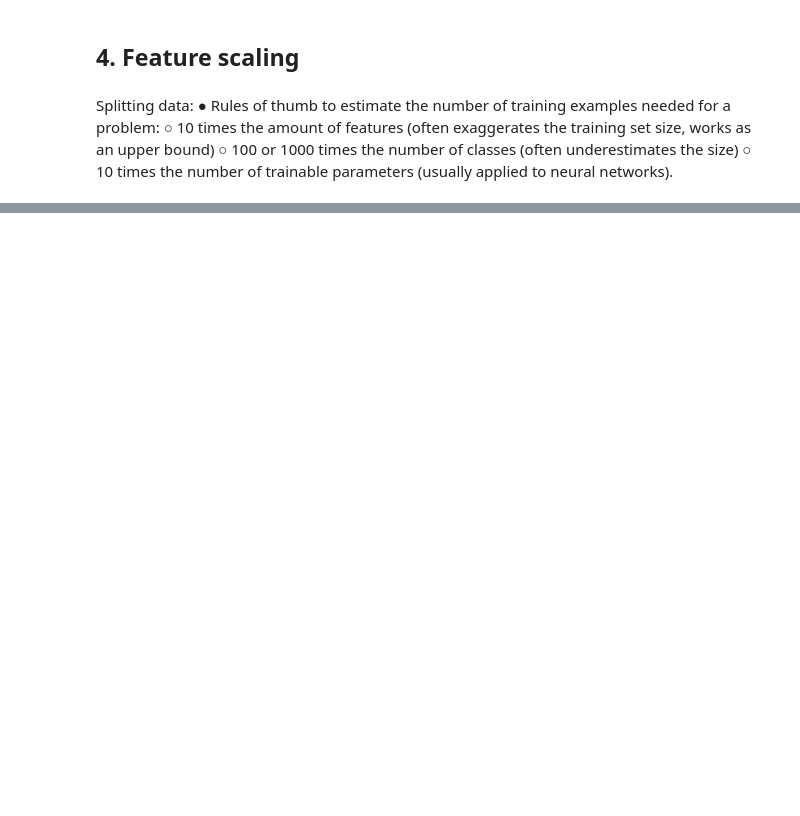
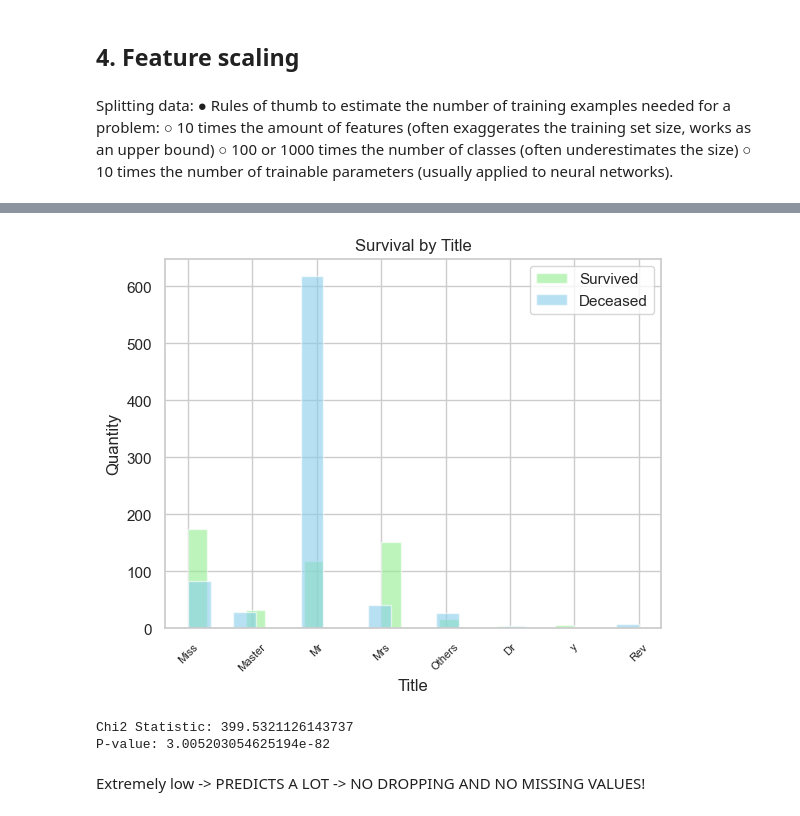
Before and after one commit to fedecaselli/ML-fundamentals-2025, a Jupyter notebook: AssignmentI/assignment_1_<Federica_Caselli[Caselli]>.ipynb, the cells around one changed output, grey strips where cells are left out. Saved outputs shown, nothing was run; the diff lists cells and outputs as text; code cells hidden in the pictures; blank space fills up the shorter version.

```diff
--- a/AssignmentI/assignment_1_<Federica_Caselli[Caselli]>.ipynb
+++ b/AssignmentI/assignment_1_<Federica_Caselli[Caselli]>.ipynb
@@ -450,0 +739,4 @@ Splitting data:
+# %%
+
+title_counts = df['title'].value_counts()
+print(title_counts)
@@ -450,0 +779,21 @@ Splitting data:
+# %%
+# ESTO SOLO SE HACE SI LA DATA ESTA NORMALLY DISTRIBUTED
+# IQR
+Q1 = title_counts.quantile(0.25)
+Q3 = title_counts.quantile(0.75)
+IQR = Q3 - Q1
+
+# Define outliers as titles with frequencies below Q1 - 1.5*IQR or above Q3 + 1.5*IQR
+outlier_threshold_lower = Q1 - 1.5 * IQR
+outlier_threshold_upper = Q3 + 1.5 * IQR
+
+# Get outliers based on frequency
+outliers = title_counts[(title_counts < outlier_threshold_lower) | (title_counts > outlier_threshold_upper)]
+
+print(outliers)
+
+for i in range(len(df)):
+    if df['title'][i] not in outliers.index:
+        df['title'][i] = 'Others'
+
+print(df['title'].value_counts())
@@ -450,0 +837,31 @@ Splitting data:
+# %%
+# Plot for survived passengers
+plt.hist(df[df['survived'] == 1]['title'].dropna(), bins=20, alpha=0.6, label='Survived', color='lightgreen')
+
+# Plot for deceased passengers
+plt.hist(df[df['survived'] == 0]['title'].dropna(), bins=20, alpha=0.6, label='Deceased', color='skyblue')
+
+# Adding labels and title
+plt.xlabel('Title')
+plt.ylabel('Quantity')
+plt.title('Survival by Title')
+plt.legend()
+plt.xticks(rotation = 45, fontsize=8)
+plt.show()
+# %% [output]
+[figure, added]
+# %%
+contingency_table = pd.crosstab(df['survived'], df['title'])
+
+# Step 3: Perform the chi-square test
+chi2, p, dof, expected = chi2_contingency(contingency_table)
+
+# Step 4: Print the results
+print(f"Chi2 Statistic: {chi2}")
+print(f"P-value: {p}")
+# %% [output]
+Chi2 Statistic: 399.5321126143737
+P-value: 3.005203054625194e-82
+# %% [markdown]
+Extremely low -> PREDICTS A LOT -> NO DROPPING
+AND NO MISSING VALUES!
```
Also changed, not shown: parts of 49 cells of this notebook.
